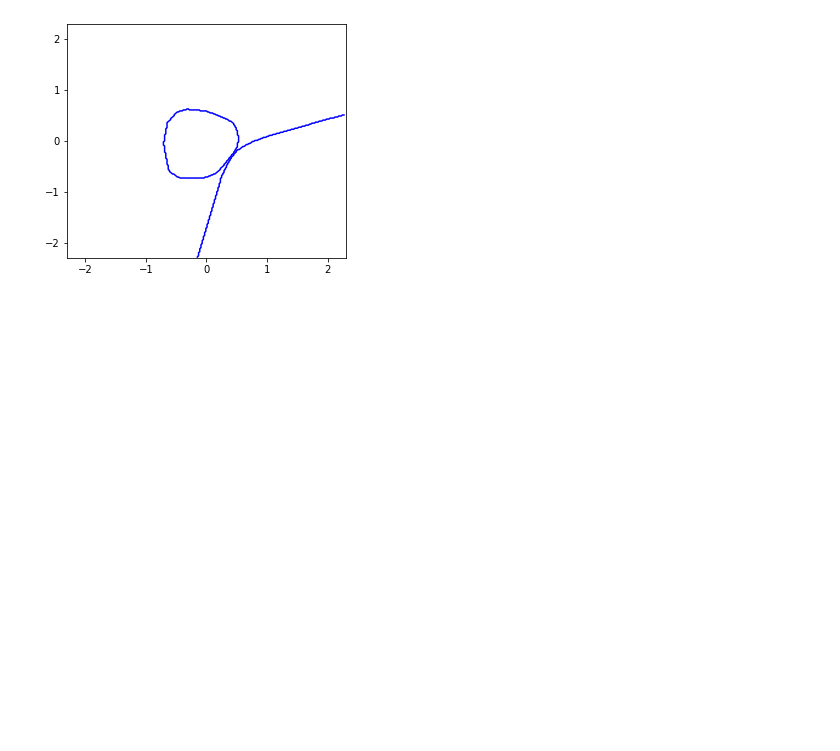
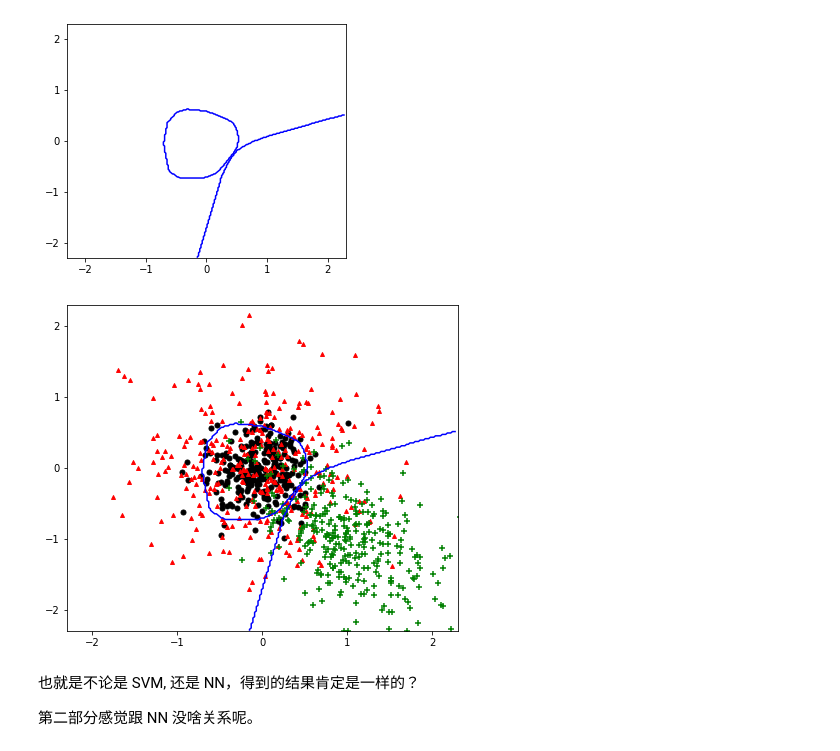
Before and after one commit to evidentiallab/Lunde_Chen_NN_Belief_Reproduction, a Jupyter notebook: NNBelief_neural_network.ipynb, the cells around one changed output. Saved outputs shown, nothing was run; the diff lists cells and outputs as text; code cells hidden in the pictures; blank space fills up the shorter version.

```diff
--- a/NNBelief_neural_network.ipynb
+++ b/NNBelief_neural_network.ipynb
@@ -597,0 +599,19 @@ for i in range(10000):
+# %%
+fig, ax = plt.subplots()
+
+plt.scatter(X[y==1, 0], X[y==1, 1], c='k', marker='o', s=25)
+plt.scatter(X[y==2, 0], X[y==2, 1], c='r', marker='^', s=15)
+plt.scatter(X[y==3, 0], X[y==3, 1], c='g', marker='+', s=40)
+
+ax.contour(grid_X, grid_Y, Z, levels=[1.5, 2.5, 3.5], colors='b')
+
+fig.set_size_inches(7, 6)
+plt.xlim([-2.3, 2.3])
+plt.ylim([-2.3, 2.3])
+plt.show()
+# %% [output]
+[figure, added]
+# %% [markdown]
+也就是不论是 SVM, 还是 NN，得到的结果肯定是一样的？
+
+第二部分感觉跟 NN 没啥关系呢。
```
Also changed, not shown: parts of 6 cells of this notebook, 1 other file.
